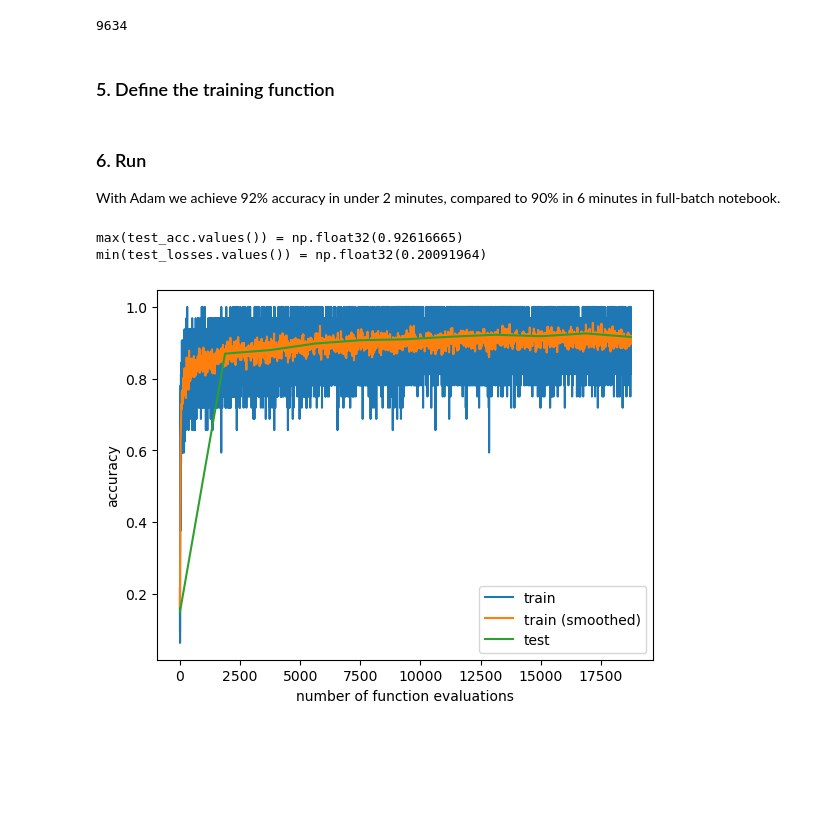
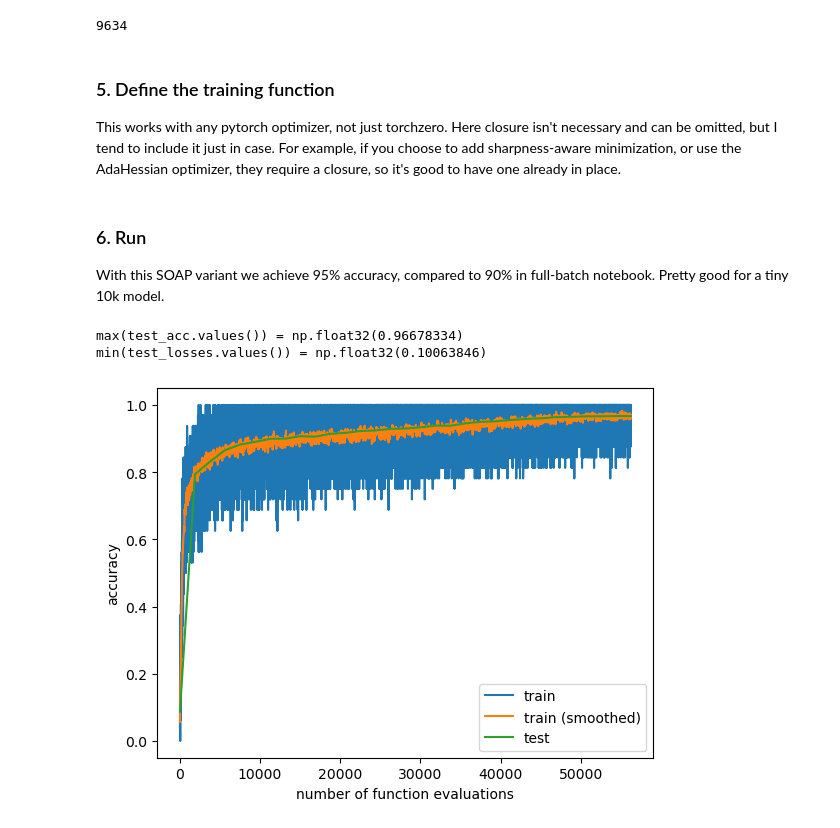
Before and after one commit to inikishev/torchzero, a Jupyter notebook: docs/examples/Mini-batch FashionMNIST.ipynb, the cells around one changed output. Drawn from its saved outputs; the diff is of its cells as text; code cells hidden in the pictures; blank space fills up the shorter version.

```diff
--- a/docs/examples/Mini-batch FashionMNIST.ipynb
+++ b/docs/examples/Mini-batch FashionMNIST.ipynb
@@ -91,6 +105,8 @@ torch.Size([1, 10])
 9634
 # %% [markdown]
 ### 5. Define the training function
+
+This works with any pytorch optimizer, not just torchzero. Here closure isn't necessary and can be omitted, but I tend to include it just in case. For example, if you choose to add sharpness-aware minimization, or use the AdaHessian optimizer, they require a closure, so it's good to have one already in place.
 # %%
 def train_epoch(dl_train, model, opt, scheduler, criterion):
     losses = []
@@ -174,17 +190,18 @@ def run(opt_fn, epochs: int, scheduler_fn=None):
 # %% [markdown]
 ### 6. Run
 
-With Adam we achieve 92% accuracy in under 2 minutes, compared to 90% in 6 minutes in full-batch notebook.
+With this SOAP variant we achieve 95% accuracy, compared to 90% in full-batch notebook. Pretty good for a tiny 10k model.
-# %%
-model, train_losses, test_losses, train_acc, test_acc = run(
-    opt_fn = lambda params: tz.Modular(
-        params,
-        tz.m.Adam(),
-        tz.m.LR(1e-3),
-    ),
-    epochs=30,
-)
-# %% [output]
-max(test_acc.values()) = np.float32(0.92616665)
-min(test_losses.values()) = np.float32(0.20091964)
-[figure, old version]
+# %%
+model, train_losses, test_losses, train_acc, test_acc = run(
+    opt_fn = lambda params: tz.Modular(
+        params,
+        tz.m.Adam(),
+        tz.m.LR(1e-3),
+    ),
+    epochs=30,
+    scheduler_fn = lambda opt: torch.optim.lr_scheduler.OneCycleLR(opt, max_lr=1e-3, epochs=30, steps_per_epoch=len(dl_train), cycle_momentum=False)
+)
+# %% [output]
+max(test_acc.values()) = np.float32(0.96678334)
+min(test_losses.values()) = np.float32(0.10063846)
+[figure, added]
```
Also changed, not shown: parts of 10 cells of this notebook, 17 other files.
